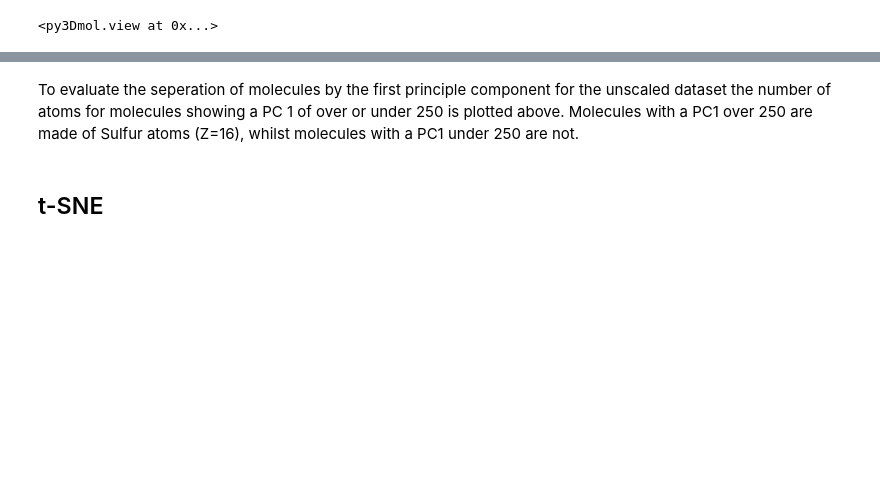
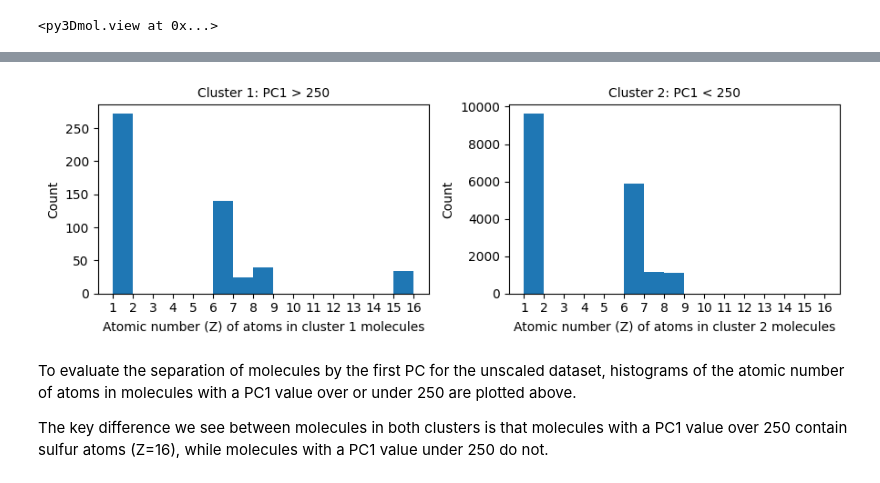
Before and after one commit to rhyan10/unsupervised-learning-molecular-systems, a Jupyter notebook: 2-Dimensionality-Reduction/Dimensionality-Reduction.ipynb, the cells around one changed output, grey strips where cells are left out. Drawn from its saved outputs; the diff is of its cells as text; code cells hidden in the pictures; blank space fills up the shorter version.

```diff
--- a/2-Dimensionality-Reduction/Dimensionality-Reduction.ipynb
+++ b/2-Dimensionality-Reduction/Dimensionality-Reduction.ipynb
@@ -470,31 +461,36 @@ mol
 # %%
-fig_size = (8, 4)
-df_X_new = pd.DataFrame(X_new)
-plt.figure(figsize=fig_size)
+df_X_reduced = pd.DataFrame(X_reduced)
 
+plt.figure(figsize=(9,3))
+bins = list(range(1,17))
 # First subplot: PC1 > 250
 plt.subplot(1, 2, 1)
-df_X_new_filtered = df_X_new.loc[df_X_new[0] > 250]
-test = pd.DataFrame(qm7_data['Z'][list(df_X_new_filtered.index.values)])
-plt.hist(test.stack())
-plt.xlabel("Z of atoms in molecules")
-plt.ylabel("#")
-plt.title("PC1 > 250")
+df_X_reduced_filtered = df_X_reduced.loc[df_X_reduced[0] > 250]
+cluster1_Z = pd.DataFrame(qm7_data['Z'][list(df_X_reduced_filtered.index.values)])
+# Create a histogram of the data, after stacking all the columns in the dataframe into a long list of values
+plt.hist(cluster1_Z.stack(), bins=bins)
+plt.xticks(bins)
+plt.xlabel('Atomic number (Z) of atoms in cluster 1 molecules')
+plt.ylabel('Count')
+plt.title('Cluster 1: PC1 > 250', size=10)
 
 # Second subplot: PC1 < 250
 plt.subplot(1, 2, 2)
-df_X_new_filtered = df_X_new.loc[df_X_new[0] < 250]
-test = pd.DataFrame(qm7_data['Z'][list(df_X_new_filtered.index.values)])
-plt.hist(test.stack())
-plt.xlabel("Z of atoms in molecules")  # Added xlabel for consistency
-plt.ylabel("#")
-plt.title("PC1 < 250")
-plt.xlim(0, 17)
+df_X_reduced_filtered = df_X_reduced.loc[df_X_reduced[0] < 250]
+cluster2_Z = pd.DataFrame(qm7_data['Z'][list(df_X_reduced_filtered.index.values)])
+# Create a histogram of the data, after stacking all the columns in the dataframe into a long list of values
+plt.hist(cluster2_Z.stack(), bins=bins)
+plt.xticks(bins)
+plt.xlabel('Atomic number (Z) of atoms in cluster 2 molecules')
+plt.ylabel('Count')
+plt.title('Cluster 2: PC1 < 250', size=10)
 
-# Display the plots
-plt.tight_layout()  # Adjusts subplot params to give specified padding
+plt.tight_layout()
+
 plt.show()
+# %% [output]
+[figure, added]
 # %% [markdown]
-To evaluate the seperation of molecules by the first principle component for the unscaled dataset the number of atoms for molecules showing a PC 1 of over or under 250 is plotted above. Molecules with a PC1 over 250 are made of Sulfur atoms (Z=16), whilst molecules with a PC1 under 250 are not.
+To evaluate the separation of molecules by the first PC for the unscaled dataset, histograms of the atomic number of atoms in molecules with a PC1 value over or under 250 are plotted above.
+
+The key difference we see between molecules in both clusters is that molecules with a PC1 value over 250 contain sulfur atoms (Z=16), while molecules with a PC1 value under 250 do not.
-# %% [markdown]
-## t-SNE
```
Also changed, not shown: parts of 11 cells of this notebook.
